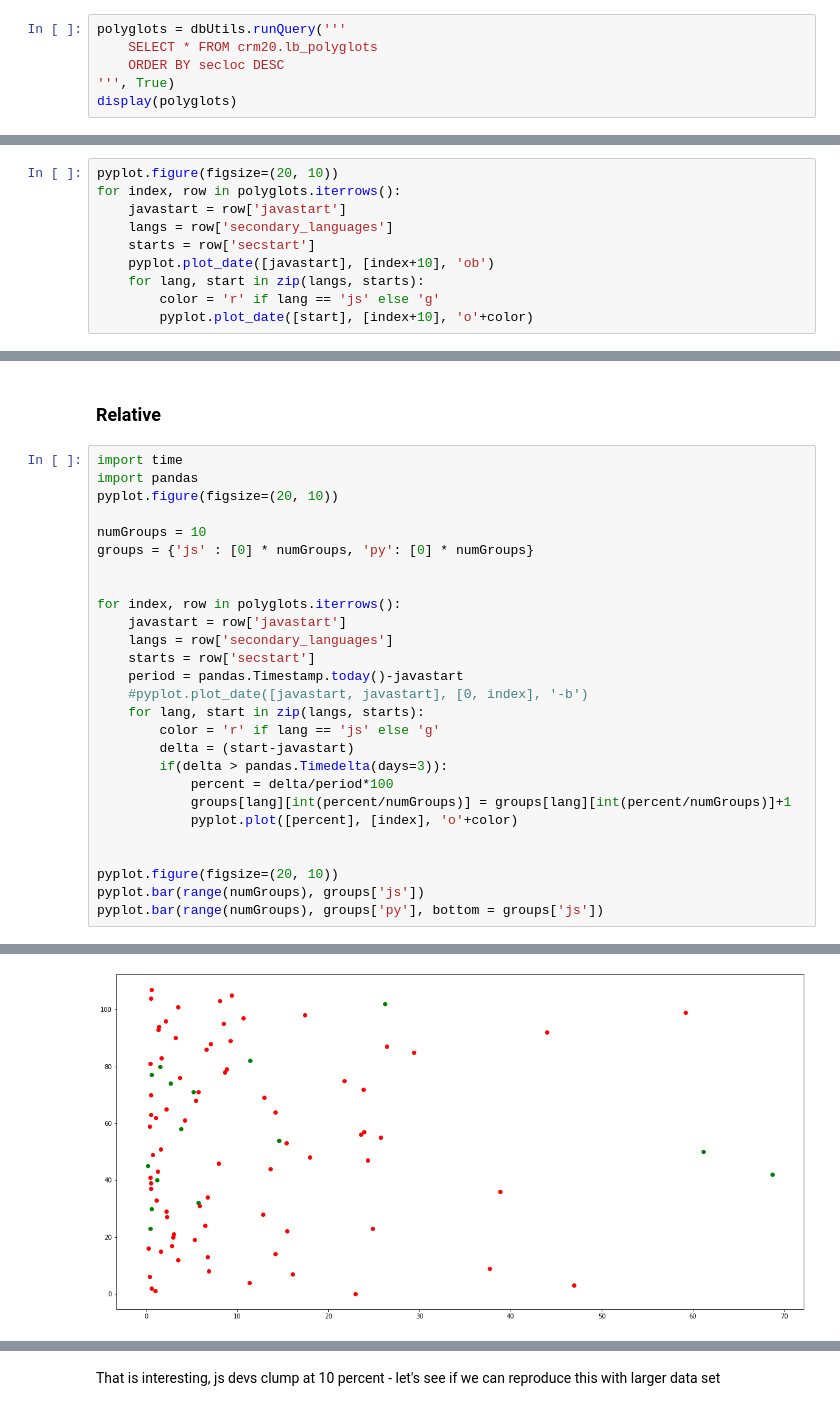
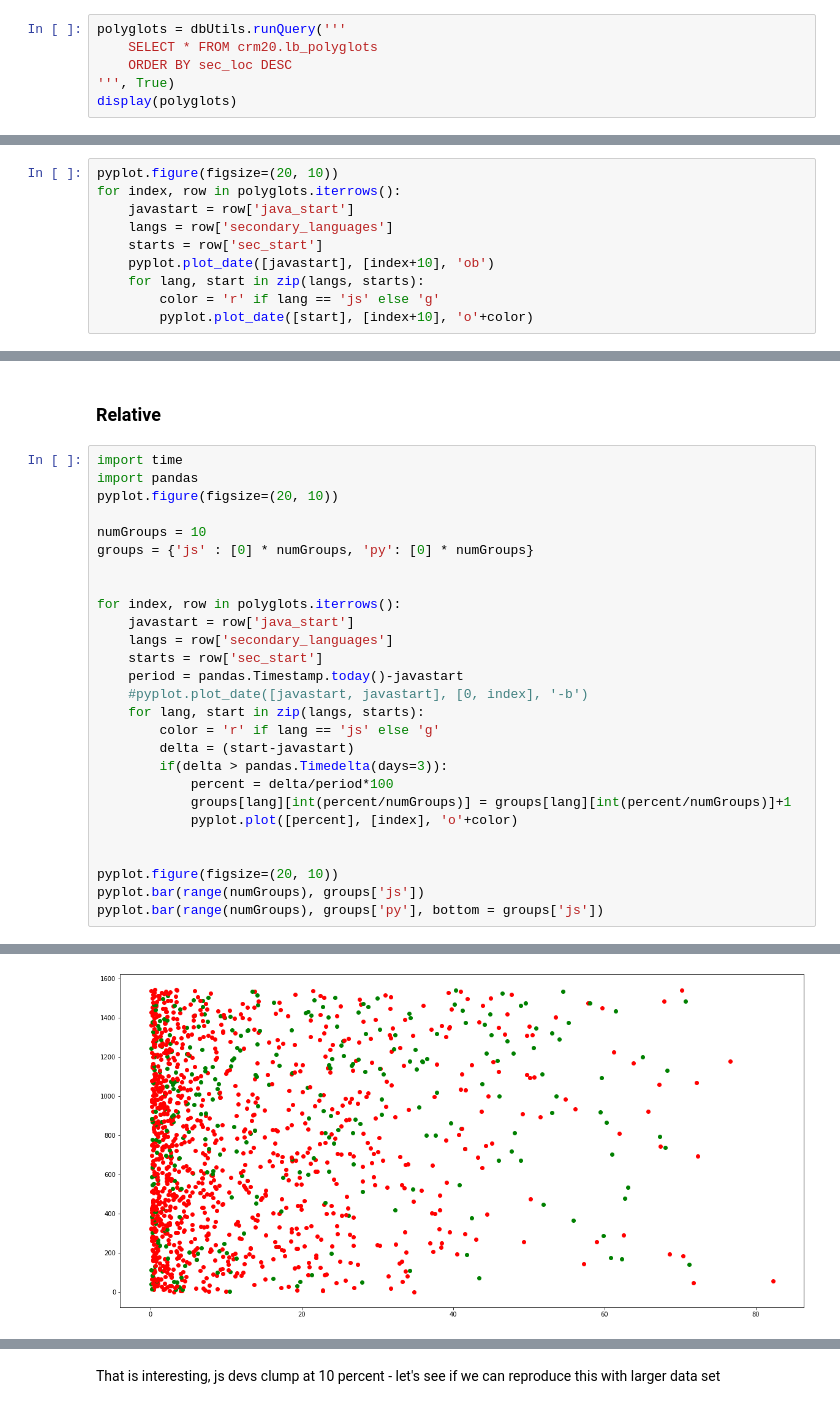
Before and after one commit to LeonBein/CRM20, a Jupyter notebook: UserAnalysis.ipynb, the cells around one changed output, grey strips where cells are left out. Drawn from its saved outputs; the diff is of its cells as text.

```diff
--- a/UserAnalysis.ipynb
+++ b/UserAnalysis.ipynb
@@ -9,7 +6,7 @@ The autoreload extension is already loaded. To reload it, use:
 # %%
 polyglots = dbUtils.runQuery('''
     SELECT * FROM crm20.lb_polyglots
-    ORDER BY secloc DESC
+    ORDER BY sec_loc DESC
 ''', True)
 display(polyglots)
 # %% [output]
@@ -152,9 +150,9 @@ plotByDate(metrics)
 # %%
 pyplot.figure(figsize=(20, 10))
 for index, row in polyglots.iterrows():
-    javastart = row['javastart']
+    javastart = row['java_start']
     langs = row['secondary_languages']
-    starts = row['secstart']
+    starts = row['sec_start']
     pyplot.plot_date([javastart], [index+10], 'ob')
     for lang, start in zip(langs, starts):
         color = 'r' if lang == 'js' else 'g'
@@ -166,30 +164,30 @@ for index, row in polyglots.iterrows():
 # %%
 import time
 import pandas
 pyplot.figure(figsize=(20, 10))
 
 numGroups = 10
 groups = {'js' : [0] * numGroups, 'py': [0] * numGroups}
 
 
 for index, row in polyglots.iterrows():
-    javastart = row['javastart']
+    javastart = row['java_start']
     langs = row['secondary_languages']
-    starts = row['secstart']
+    starts = row['sec_start']
     period = pandas.Timestamp.today()-javastart
     #pyplot.plot_date([javastart, javastart], [0, index], '-b')
     for lang, start in zip(langs, starts):
         color = 'r' if lang == 'js' else 'g'
         delta = (start-javastart)
         if(delta > pandas.Timedelta(days=3)):
             percent = delta/period*100
             groups[lang][int(percent/numGroups)] = groups[lang][int(percent/numGroups)]+1
             pyplot.plot([percent], [index], 'o'+color)
 
 
 pyplot.figure(figsize=(20, 10))
 pyplot.bar(range(numGroups), groups['js'])
 pyplot.bar(range(numGroups), groups['py'], bottom = groups['js'])
 # %% [output]
 <BarContainer object of 10 artists>
-[figure, old version]
+[figure, new version]
```
Also changed, not shown: parts of 5 cells of this notebook, 10 other files.
